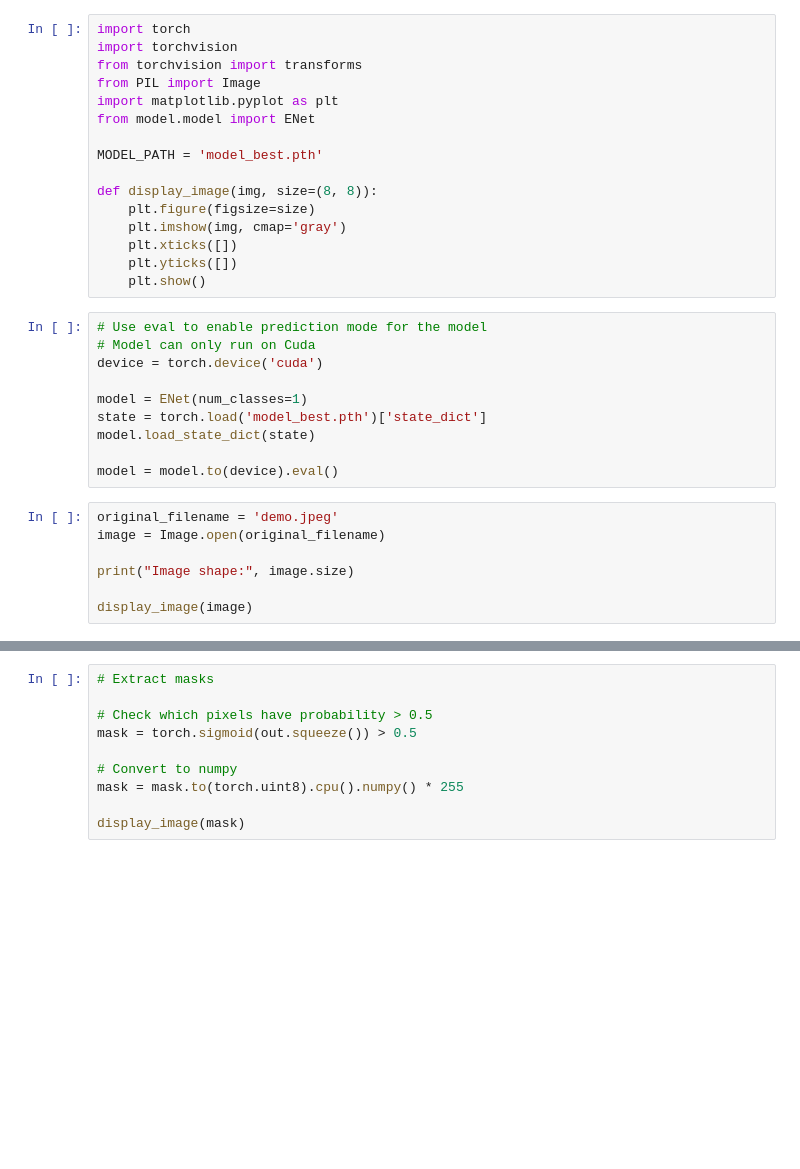
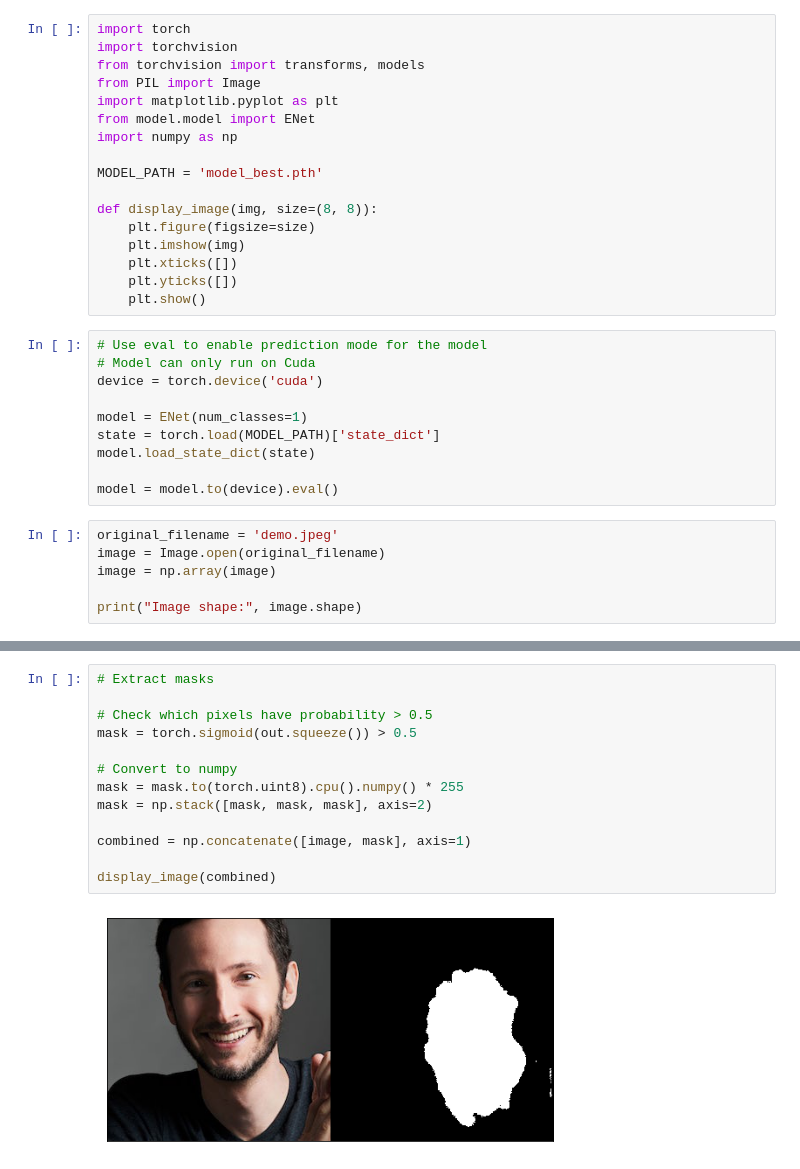
Before and after one commit to jlbyoung/CMPT-414-Binary-Segmentation, a Jupyter notebook: demo_model.ipynb, the cells around one changed output, grey strips where cells are left out. Cells and saved outputs as stored; diff of their text form; blank space fills up the shorter version.

```diff
--- a/demo_model.ipynb
+++ b/demo_model.ipynb
@@ -1,16 +1,17 @@
 # %%
 import torch
 import torchvision
-from torchvision import transforms
+from torchvision import transforms, models
 from PIL import Image
 import matplotlib.pyplot as plt
 from model.model import ENet
+import numpy as np
 
 MODEL_PATH = 'model_best.pth'
 
 def display_image(img, size=(8, 8)):
     plt.figure(figsize=size)
-    plt.imshow(img, cmap='gray')
+    plt.imshow(img)
     plt.xticks([])
     plt.yticks([])
     plt.show()
@@ -20,14 +21,13 @@ def display_image(img, size=(8, 8)):
 device = torch.device('cuda')
 
 model = ENet(num_classes=1)
-state = torch.load('model_best.pth')['state_dict']
+state = torch.load(MODEL_PATH)['state_dict']
 model.load_state_dict(state)
 
 model = model.to(device).eval()
 # %%
 original_filename = 'demo.jpeg'
 image = Image.open(original_filename)
+image = np.array(image)
 
-print("Image shape:", image.size)
-
-display_image(image)
+print("Image shape:", image.shape)
@@ -45,10 +49,15 @@ out = model(transformed_image)
 # %%
 # Extract masks
 
 # Check which pixels have probability > 0.5
 mask = torch.sigmoid(out.squeeze()) > 0.5
 
 # Convert to numpy
 mask = mask.to(torch.uint8).cpu().numpy() * 255
+mask = np.stack([mask, mask, mask], axis=2)
 
-display_image(mask)
+combined = np.concatenate([image, mask], axis=1)
+
+display_image(combined)
+# %% [output]
+[figure, added]
```
Also changed, not shown: parts of 2 cells of this notebook.
